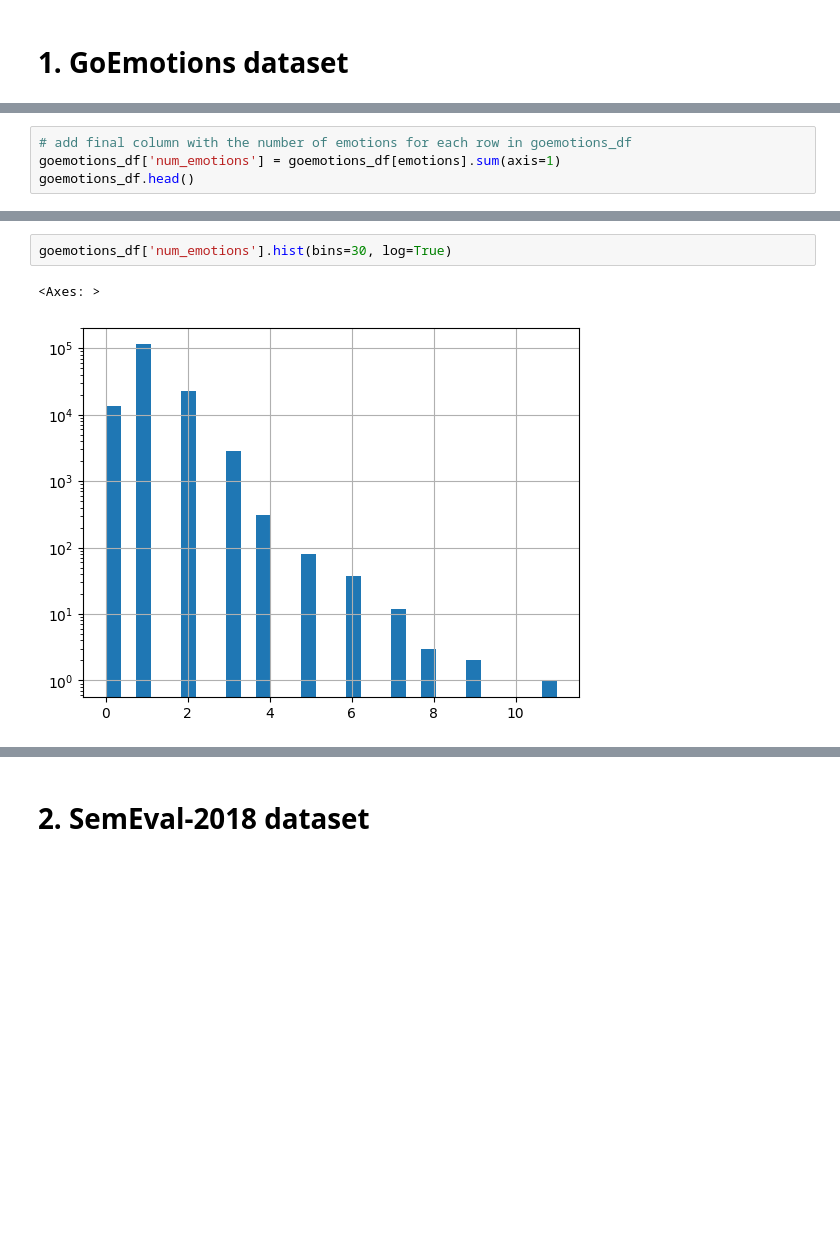
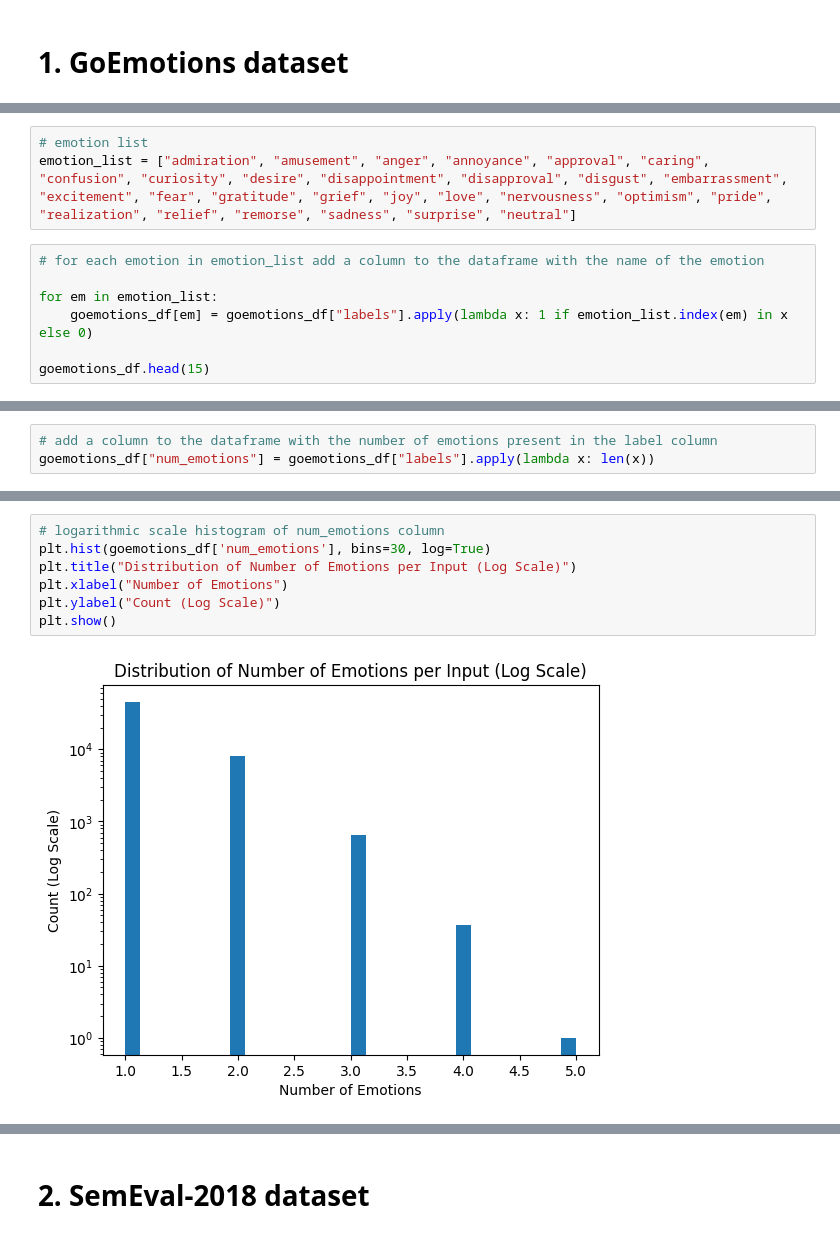
Before and after one commit to tebe-nigrelli/NLP-Latent-Learning, a Jupyter notebook: 0. Exploratory/EDA.ipynb, the cells around one changed output, grey strips where cells are left out. Saved outputs shown, nothing was run; the diff lists cells and outputs as text; blank space fills up the shorter version.

```diff
--- a/0. Exploratory/EDA.ipynb
+++ b/0. Exploratory/EDA.ipynb
@@ -90,0 +74,10 @@ Index(['anger', 'annoyance', 'approval', 'caring', 'confusion', 'curiosity',
+# %%
+# emotion list
+emotion_list = ["admiration", "amusement", "anger", "annoyance", "approval", "caring", "confusion", "curiosity", "desire", "disappointment", "disapproval", "disgust", "embarrassment", "excitement", "fear", "gratitude", "grief", "joy", "love", "nervousness", "optimism", "pride", "realization", "relief", "remorse", "sadness", "surprise", "neutral"]
+# %%
+# for each emotion in emotion_list add a column to the dataframe with the name of the emotion
+
+for em in emotion_list:
+    goemotions_df[em] = goemotions_df["labels"].apply(lambda x: 1 if emotion_list.index(em) in x else 0)
+
+goemotions_df.head(15)
@@ -90,0 +102,3 @@ Index(['anger', 'annoyance', 'approval', 'caring', 'confusion', 'curiosity',
+# %%
+# add a column to the dataframe with the number of emotions present in the label column
+goemotions_df["num_emotions"] = goemotions_df["labels"].apply(lambda x: len(x))
@@ -160,4 +199,0 @@ emotion_counts_excluding_neutral_sorted
-# %%
-# add final column with the number of emotions for each row in goemotions_df
-goemotions_df['num_emotions'] = goemotions_df[emotions].sum(axis=1)
-goemotions_df.head()
@@ -205,5 +244,9 @@ num_emotions_mult
 # %%
-goemotions_df['num_emotions'].hist(bins=30, log=True)
+# logarithmic scale histogram of num_emotions column
+plt.hist(goemotions_df['num_emotions'], bins=30, log=True)
+plt.title("Distribution of Number of Emotions per Input (Log Scale)")
+plt.xlabel("Number of Emotions")
+plt.ylabel("Count (Log Scale)")
+plt.show()
 # %% [output]
-<Axes: >
-[figure, old version]
+[figure, new version]
```
Also changed, not shown: parts of 80 cells of this notebook, 6 other files.
